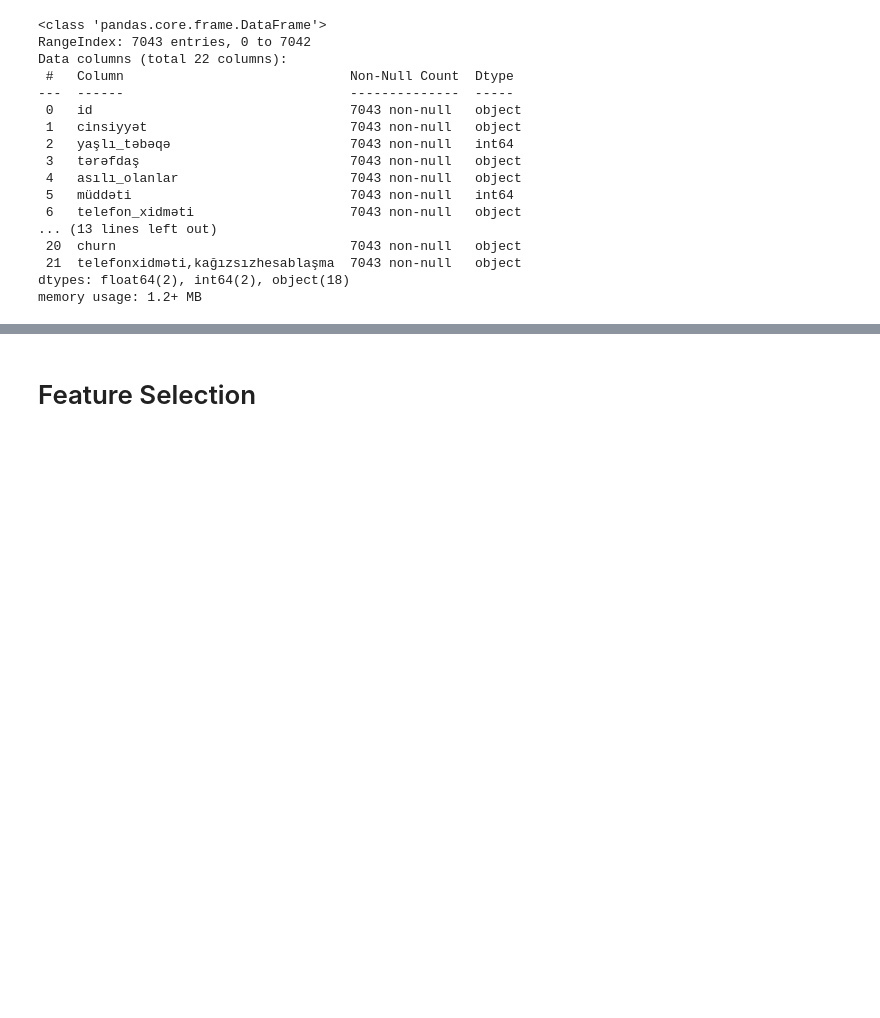
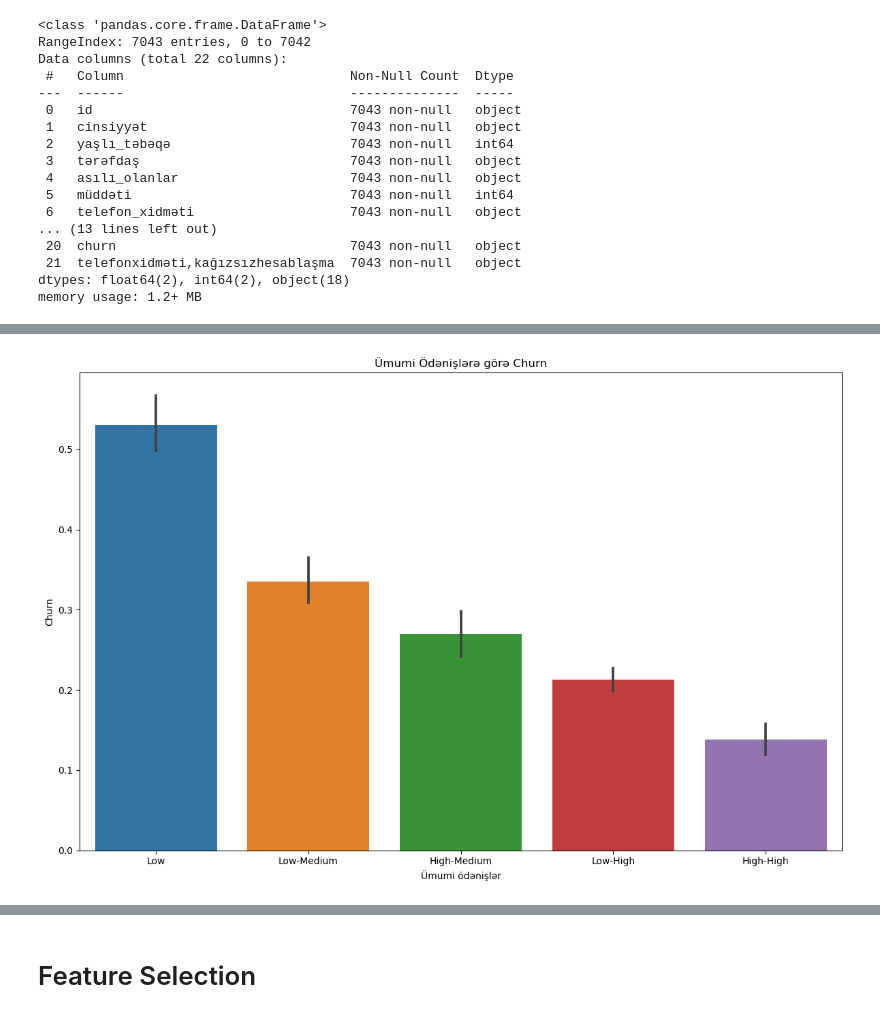
Before and after one commit to NijatMv/Dataset-Analysis, a Jupyter notebook: Churn-Dataset/CL.ipynb, the cells around one changed output, grey strips where cells are left out. Drawn from its saved outputs; the diff is of its cells as text; code cells hidden in the pictures; blank space fills up the shorter version.

```diff
--- a/Churn-Dataset/CL.ipynb
+++ b/Churn-Dataset/CL.ipynb
@@ -233,0 +261,12 @@ memory usage: 687.9 KB
+# %%
+df['gp_ümumi_ödənişlər'] = pd.cut(df.ümumi_ödənişlər, bins = [18, 100, 500, 1000, 5000, 9000], labels = ['Low', 'Low-Medium', 'High-Medium', 'Low-High', 'High-High'])
+
+plt.figure(figsize = (12,8))
+sns.barplot(data = df, x = 'gp_ümumi_ödənişlər', y = 'churn')
+plt.title('Ümumi Ödənişlərə görə Churn')
+plt.xlabel('Ümumi ödənişlər')
+plt.ylabel('Churn')
+plt.tight_layout()
+plt.show()
+# %% [output]
+[figure, added]
```
Also changed, not shown: parts of 83 cells of this notebook.
